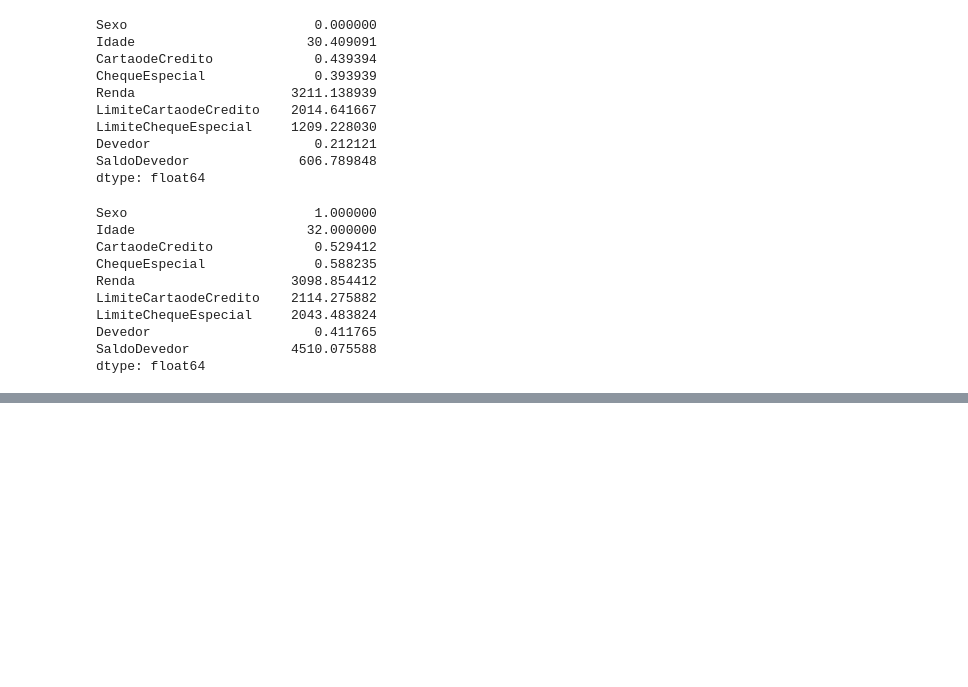
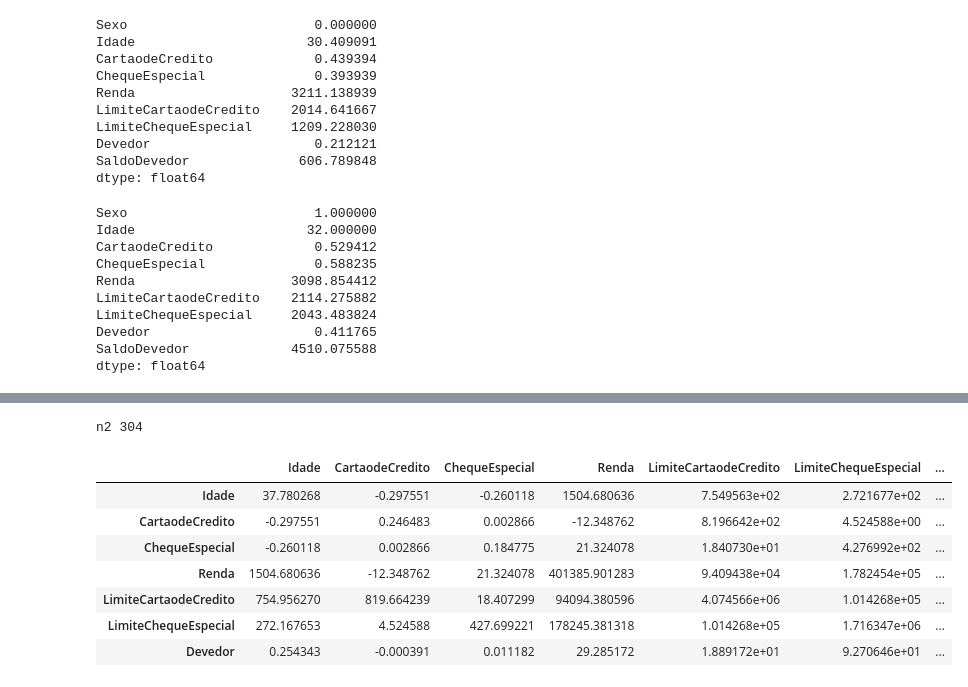
Before and after one commit to claupereirajr/credit_analysis, a Jupyter notebook: Script - PCA.ipynb, the cells around one changed output, grey strips where cells are left out. Saved outputs shown, nothing was run; the diff lists cells and outputs as text; code cells hidden in the pictures; blank space fills up the shorter version.

```diff
--- a/Script - PCA.ipynb
+++ b/Script - PCA.ipynb
@@ -236,0 +241,16 @@ dtype: float64
+# %%
+S2 = df_amostra.iloc[:,1:8][df_amostra['Sexo']==0].cov()
+n2 = len(df_amostra[df_amostra['Sexo']==0])
+Xbarra2 = df_amostra[df_amostra['Sexo']==0].mean()
+print("n2",n2)
+S2
+# %% [output]
+n2 304
+|  | Idade | CartaodeCredito | ChequeEspecial | Renda | LimiteCartaodeCredito | LimiteChequeEspecial | ... |
+| Idade | 37.780268 | -0.297551 | -0.260118 | 1504.680636 | 7.549563e+02 | 2.721677e+02 | ... |
+| CartaodeCredito | -0.297551 | 0.246483 | 0.002866 | -12.348762 | 8.196642e+02 | 4.524588e+00 | ... |
+| ChequeEspecial | -0.260118 | 0.002866 | 0.184775 | 21.324078 | 1.840730e+01 | 4.276992e+02 | ... |
+| Renda | 1504.680636 | -12.348762 | 21.324078 | 401385.901283 | 9.409438e+04 | 1.782454e+05 | ... |
+| LimiteCartaodeCredito | 754.956270 | 819.664239 | 18.407299 | 94094.380596 | 4.074566e+06 | 1.014268e+05 | ... |
+| LimiteChequeEspecial | 272.167653 | 4.524588 | 427.699221 | 178245.381318 | 1.014268e+05 | 1.716347e+06 | ... |
+| Devedor | 0.254343 | -0.000391 | 0.011182 | 29.285172 | 1.889172e+01 | 9.270646e+01 | ... |
```
Also changed, not shown: parts of 8 cells of this notebook, 2 other files.
